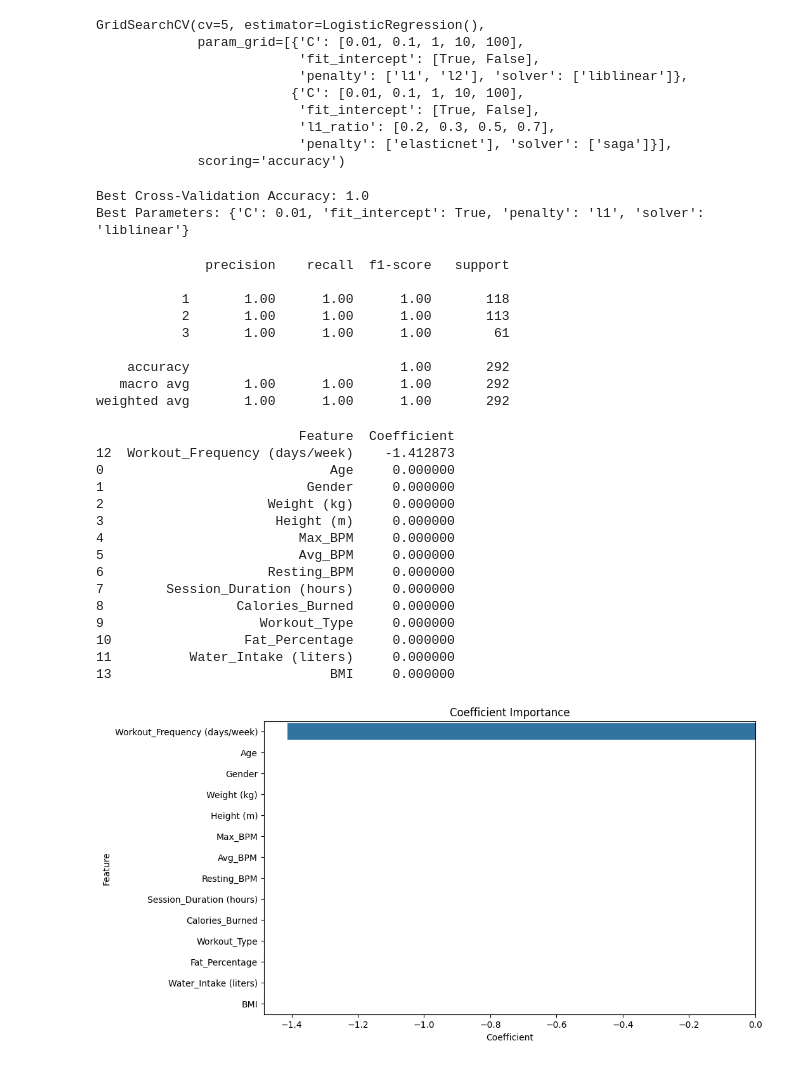
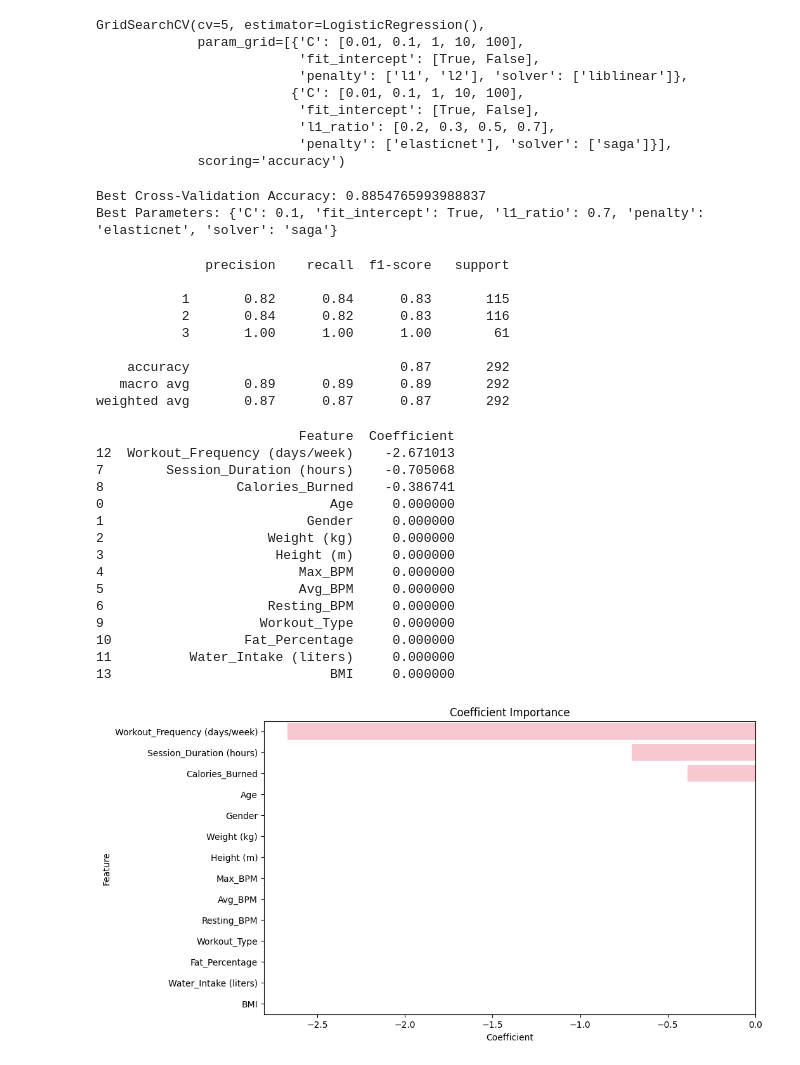
Before and after one commit to natoo77/GymMemebersDataset, a Jupyter notebook: Gym_Members_Exercise_Dataset_EDA_+_Calorie_prediction_regression_+_Experience_level_classification.ipynb, the cells around one changed output. Saved outputs shown, nothing was run; the diff lists cells and outputs as text; code cells hidden in the pictures.

```diff
--- a/Gym_Members_Exercise_Dataset_EDA_+_Calorie_prediction_regression_+_Experience_level_classification.ipynb
+++ b/Gym_Members_Exercise_Dataset_EDA_+_Calorie_prediction_regression_+_Experience_level_classification.ipynb
@@ -574,10 +585,9 @@ dtype: int64
 # %%
-
 X_2 = data.drop(columns = ['Experience_Level'])
 y_2 = data['Experience_Level']
 
 scaler = StandardScaler()
-X_scaled_2 = scaler.fit_transform(X)
+X_scaled_2 = scaler.fit_transform(X_2)
 
 X_train_2, X_test_2, y_train_2, y_test_2 = train_test_split(X_scaled_2, y_2, test_size=0.3, random_state=45)
 print(X_2.shape, X_train_2.shape, X_test_2.shape)
@@ -640,8 +643,8 @@ param_grid = [
 ]
 
 # Grid Search
-grid_search = GridSearchCV(estimator=logreg, param_grid=param_grid, cv=5, scoring="accuracy")
-grid_search.fit(X_train_2, y_train_2)
+grid_search_logreg = GridSearchCV(estimator=logreg, param_grid=param_grid, cv=5, scoring="accuracy")
+grid_search_logreg.fit(X_train_2, y_train_2)
 # %% [output]
 GridSearchCV(cv=5, estimator=LogisticRegression(),
              param_grid=[{'C': [0.01, 0.1, 1, 10, 100],
@@ -653,14 +656,14 @@ GridSearchCV(cv=5, estimator=LogisticRegression(),
                           'penalty': ['elasticnet'], 'solver': ['saga']}],
              scoring='accuracy')
 # %%
-print("Best Cross-Validation Accuracy:", grid_search.best_score_)
-print("Best Parameters:", grid_search.best_params_)
+print("Best Cross-Validation Accuracy:", grid_search_logreg.best_score_)
+print("Best Parameters:", grid_search_logreg.best_params_)
 # %% [output]
-Best Cross-Validation Accuracy: 1.0
-Best Parameters: {'C': 0.01, 'fit_intercept': True, 'penalty': 'l1', 'solver': 'liblinear'}
+Best Cross-Validation Accuracy: 0.8854765993988837
+Best Parameters: {'C': 0.1, 'fit_intercept': True, 'l1_ratio': 0.7, 'penalty': 'elasticnet', 'solver': 'saga'}
 # %%
 
-logreg_best = LogisticRegression(C=0.01, fit_intercept=True, penalty='l1', solver='liblinear')
+logreg_best = LogisticRegression(**grid_search_logreg.best_params_)
 logreg_best.fit(X_train_2, y_train_2)
 
 y_pred_class_best = logreg_best.predict(X_test_2)
@@ -669,13 +672,13 @@ print(classification_report(y_pred_class_best, y_test_2))
 # %% [output]
               precision    recall  f1-score   support
 
-           1       1.00      1.00      1.00       118
-           2       1.00      1.00      1.00       113
+           1       0.82      0.84      0.83       115
+           2       0.84      0.82      0.83       116
            3       1.00      1.00      1.00        61
 
-    accuracy                           1.00       292
-   macro avg       1.00      1.00      1.00       292
-weighted avg       1.00      1.00      1.00       292
+    accuracy                           0.87       292
+   macro avg       0.89      0.89      0.89       292
+weighted avg       0.87      0.87      0.87       292
 # %%
 coefficients = logreg_best.coef_[0]  # Coefficients for each feature
 feature_names = X_2.columns
@@ -692,7 +695,9 @@ importance_df = importance_df.sort_values(by='Coefficient', ascending=True)
 print(importance_df)
 # %% [output]
                           Feature  Coefficient
-12  Workout_Frequency (days/week)    -1.412873
+12  Workout_Frequency (days/week)    -2.671013
+7        Session_Duration (hours)    -0.705068
+8                 Calories_Burned    -0.386741
 0                             Age     0.000000
 1                          Gender     0.000000
 2                     Weight (kg)     0.000000
@@ -700,19 +705,17 @@ print(importance_df)
 4                         Max_BPM     0.000000
 5                         Avg_BPM     0.000000
 6                     Resting_BPM     0.000000
-7        Session_Duration (hours)     0.000000
-8                 Calories_Burned     0.000000
 9                    Workout_Type     0.000000
 10                 Fat_Percentage     0.000000
 11          Water_Intake (liters)     0.000000
 13                            BMI     0.000000
 # %%
 plt.figure(figsize=(10, 6))
-sns.barplot(x='Coefficient', y='Feature', data=importance_df)
+sns.barplot(x='Coefficient', y='Feature', data=importance_df, color= 'pink')
 plt.title('Coefficient Importance')
 plt.show()
 # %% [output]
-[figure, old version]
+[figure, new version]
 # %%
 conf_matrix = confusion_matrix(y_test_2,y_pred_class_best)
 sns.heatmap(conf_matrix, annot=True, fmt="d", cmap="rocket")
```
Also changed, not shown: parts of 47 cells of this notebook.
